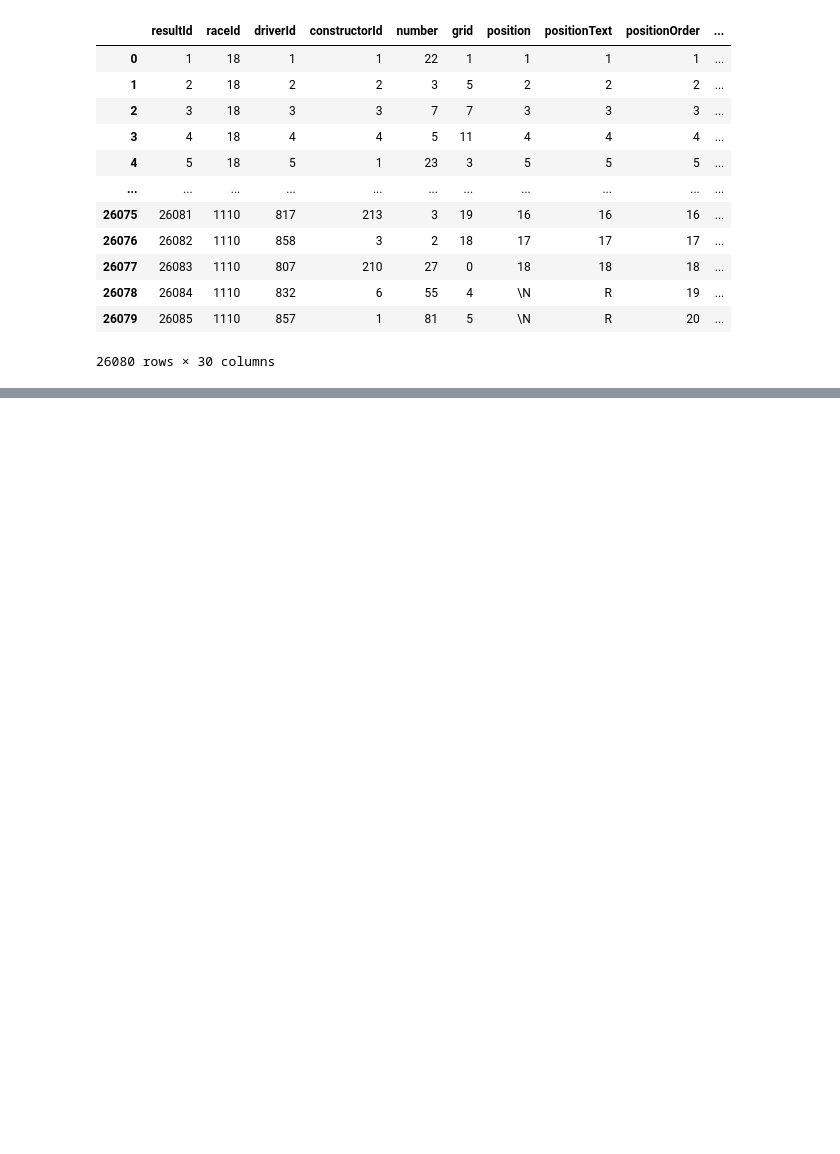
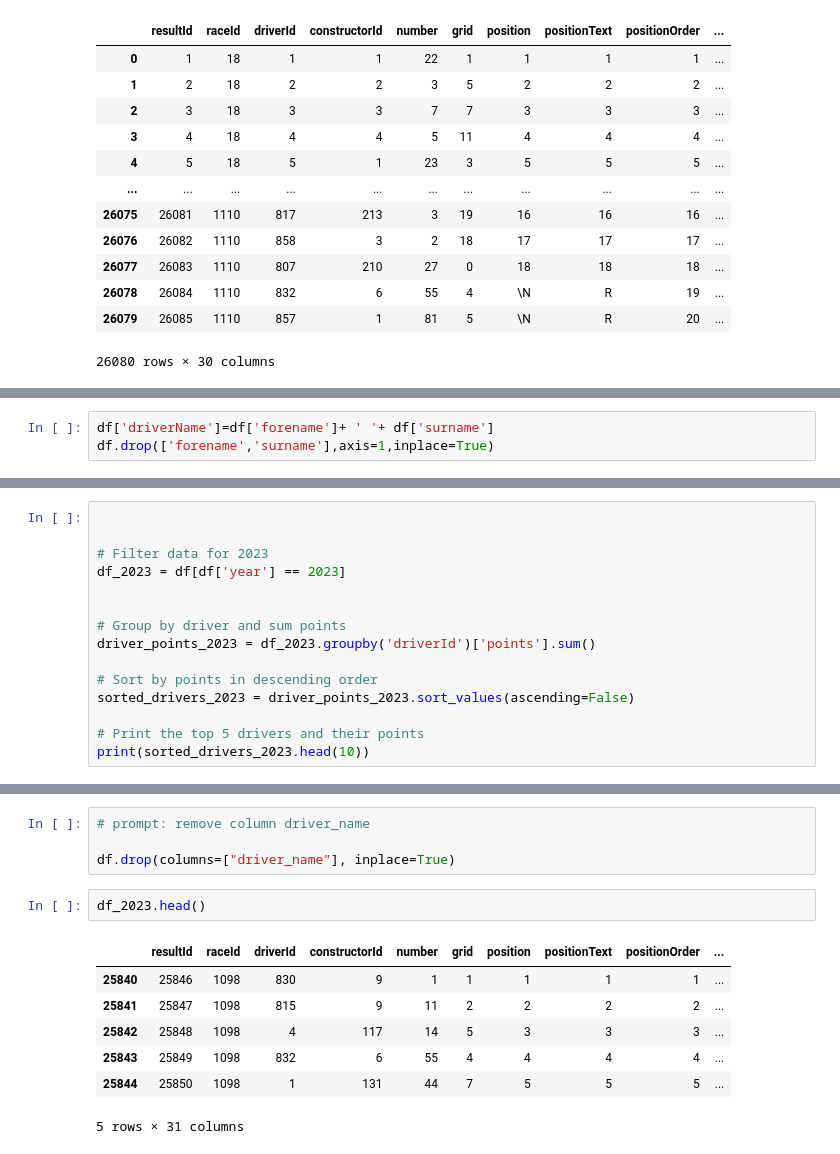
Before and after one commit to Meenakshipooranik/Formula1-Mini-Sprint, a Jupyter notebook: formula1.ipynb, the cells around one changed output, grey strips where cells are left out. Cells and saved outputs as stored; diff of their text form; blank space fills up the shorter version.

```diff
--- a/formula1.ipynb
+++ b/formula1.ipynb
@@ -78,0 +83,3 @@ df
+# %%
+df['driverName']=df['forename']+ ' '+ df['surname']
+df.drop(['forename','surname'],axis=1,inplace=True)
@@ -78,0 +88,15 @@ df
+# %%
+
+
+# Filter data for 2023
+df_2023 = df[df['year'] == 2023]
+
+
+# Group by driver and sum points
+driver_points_2023 = df_2023.groupby('driverId')['points'].sum()
+
+# Sort by points in descending order
+sorted_drivers_2023 = driver_points_2023.sort_values(ascending=False)
+
+# Print the top 5 drivers and their points
+print(sorted_drivers_2023.head(10))
@@ -78,0 +116,14 @@ df
+# %%
+# prompt: remove column driver_name
+
+df.drop(columns=["driver_name"], inplace=True)
+# %%
+df_2023.head()
+# %% [output]
+|  | resultId | raceId | driverId | constructorId | number | grid | position | positionText | positionOrder | ... |
+| 25840 | 25846 | 1098 | 830 | 9 | 1 | 1 | 1 | 1 | 1 | ... |
+| 25841 | 25847 | 1098 | 815 | 9 | 11 | 2 | 2 | 2 | 2 | ... |
+| 25842 | 25848 | 1098 | 4 | 117 | 14 | 5 | 3 | 3 | 3 | ... |
+| 25843 | 25849 | 1098 | 832 | 6 | 55 | 4 | 4 | 4 | 4 | ... |
+| 25844 | 25850 | 1098 | 1 | 131 | 44 | 7 | 5 | 5 | 5 | ... |
+5 rows × 31 columns
```
Also changed, not shown: parts of 10 cells of this notebook.
